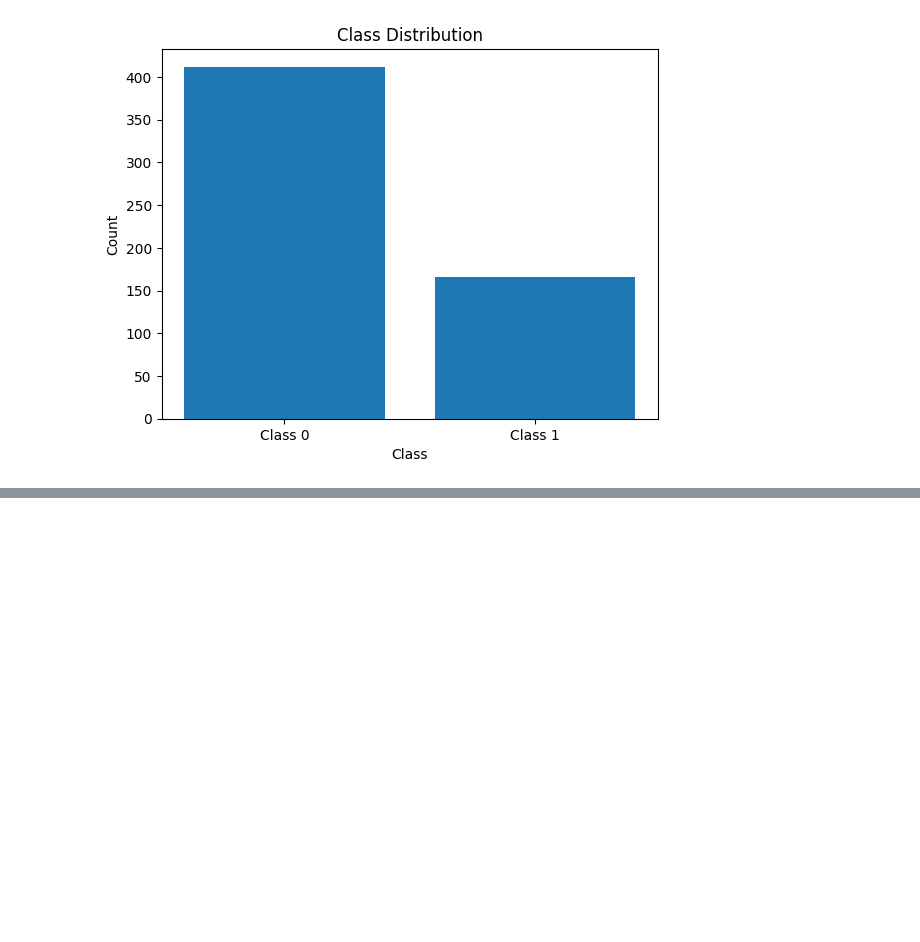
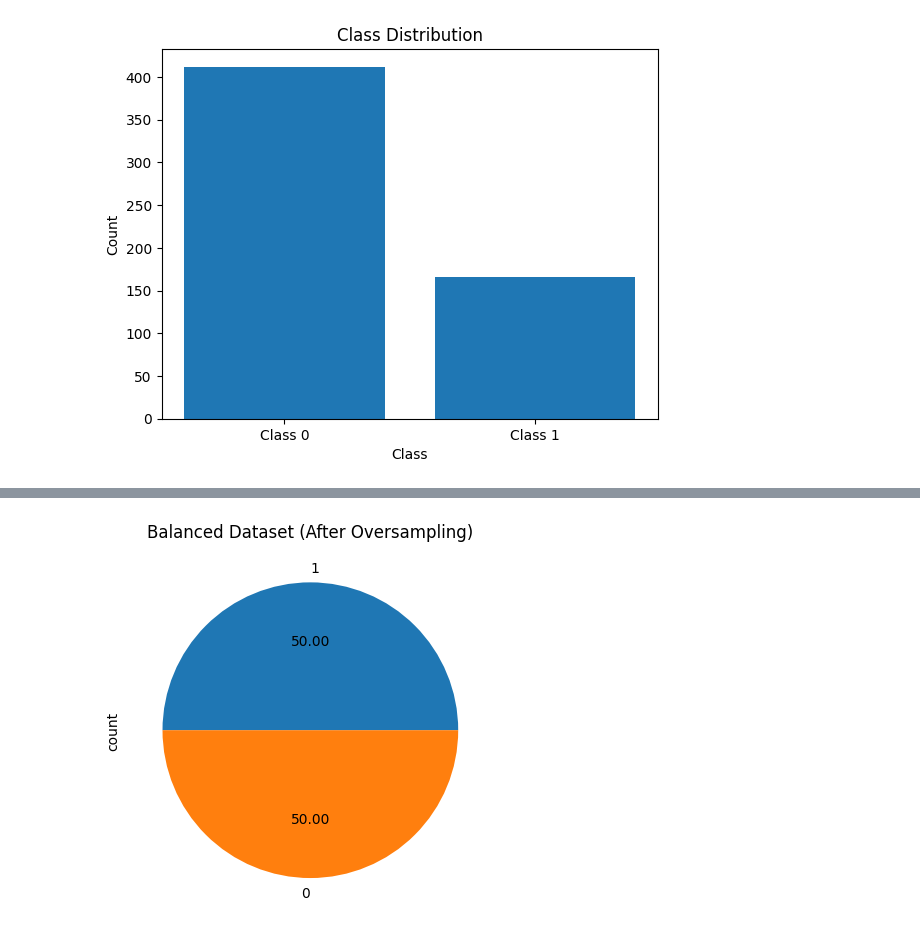
Before and after one commit to Sandip-Maity-2023/Logic-building-with-Python, a Jupyter notebook: Exploratory Data Analysis Lab/05random sampling.ipynb, the cells around one changed output, grey strips where cells are left out. Cells and saved outputs as stored; diff of their text form; code cells hidden in the pictures; blank space fills up the shorter version.

```diff
--- a/Exploratory Data Analysis Lab/random sampling.ipynb
+++ b/Exploratory Data Analysis Lab/05random sampling.ipynb
@@ -93,0 +102,15 @@ ModuleNotFoundError: No module named 'imblearn'
+# %%
+X, y = make_classification(n_classes=2, class_sep=2, weights=[0.1, 0.9],
+                           n_informative=3, n_redundant=1, flip_y=0,
+                           n_features=20, n_clusters_per_class=1,
+                           n_samples=1000, random_state=42)
+# %%
+from imblearn.over_sampling import SMOTE
+ios = SMOTE()
+X_res, y_res = ios.fit_resample(X, y)
+y_res=pd.Series(y_res)
+# %%
+a1 = y_res.value_counts().plot.pie(autopct='%.2f')
+_ = a1.set_title('Balanced Dataset (After Oversampling)')
+# %% [output]
+[figure, added]
```
Also changed, not shown: parts of 5 cells of this notebook, 2 other files.
